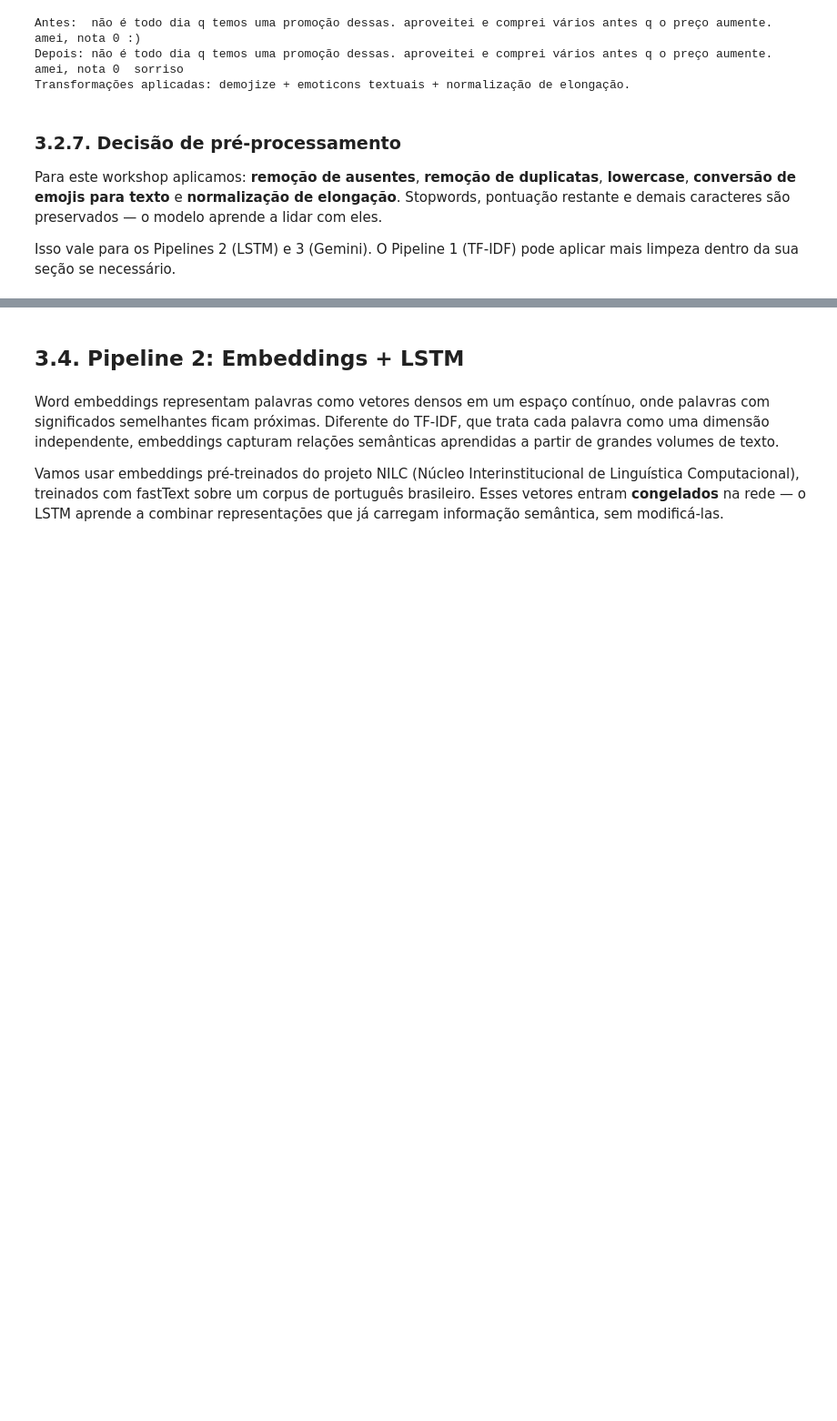
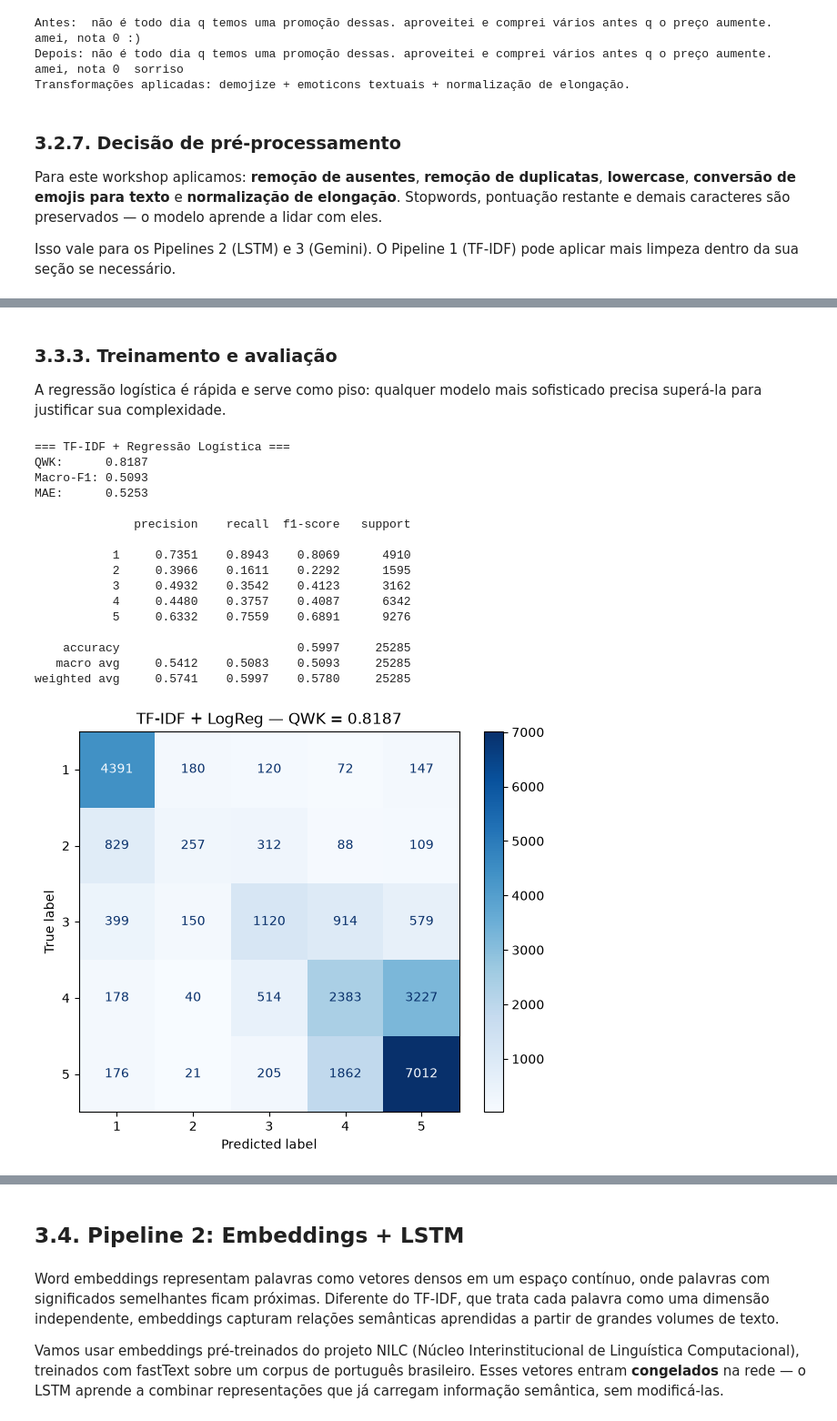
Before and after one commit to hellsdeur/plncc, a Jupyter notebook: plncc.ipynb, the cells around one changed output, grey strips where cells are left out. Shown at 91% size. Saved outputs shown, nothing was run; the diff lists cells and outputs as text; code cells hidden in the pictures; blank space fills up the shorter version.

```diff
--- a/plncc.ipynb
+++ b/plncc.ipynb
@@ -449,0 +544,53 @@ Isso vale para os Pipelines 2 (LSTM) e 3 (Gemini). O Pipeline 1 (TF-IDF) pode ap
+# %% [markdown]
+### 3.3.3. Treinamento e avaliação
+
+A regressão logística é rápida e serve como piso: qualquer modelo mais sofisticado precisa superá-la para justificar sua complexidade.
+# %%
+MAX_ITER = 1000  #@param {type: "integer"}
+C_PARAM = 1.0  #@param {type: "number"}
+
+lr_model = LogisticRegression(
+    max_iter=MAX_ITER,
+    C=C_PARAM,
+    solver="lbfgs",
+    multi_class="multinomial",
+    random_state=RANDOM_STATE
+)
+
+lr_model.fit(X_train_tfidf, y_train_lr)
+y_pred_lr = lr_model.predict(X_test_tfidf)
+
+qwk_lr = cohen_kappa_score(y_test_lr, y_pred_lr, weights="quadratic")
+f1_lr = f1_score(y_test_lr, y_pred_lr, average="macro")
+mae_lr = mean_absolute_error(y_test_lr, y_pred_lr)
+
+print(f"=== TF-IDF + Regressão Logística ===")
+print(f"QWK:      {qwk_lr:.4f}")
+print(f"Macro-F1: {f1_lr:.4f}")
+print(f"MAE:      {mae_lr:.4f}")
+print()
+print(classification_report(y_test_lr, y_pred_lr, digits=4))
+
+fig, ax = plt.subplots(figsize=(6, 5))
+ConfusionMatrixDisplay.from_predictions(y_test_lr, y_pred_lr, ax=ax, cmap="Blues")
+ax.set_title(f"TF-IDF + LogReg — QWK = {qwk_lr:.4f}")
+plt.tight_layout()
+plt.show()
+# %% [output]
+=== TF-IDF + Regressão Logística ===
+QWK:      0.8187
+Macro-F1: 0.5093
+MAE:      0.5253
+
+              precision    recall  f1-score   support
+
+           1     0.7351    0.8943    0.8069      4910
+           2     0.3966    0.1611    0.2292      1595
+           3     0.4932    0.3542    0.4123      3162
+           4     0.4480    0.3757    0.4087      6342
+           5     0.6332    0.7559    0.6891      9276
+
+    accuracy                         0.5997     25285
+   macro avg     0.5412    0.5083    0.5093     25285
+weighted avg     0.5741    0.5997    0.5780     25285
+[figure, added]
```
Also changed, not shown: parts of 23 cells of this notebook.
